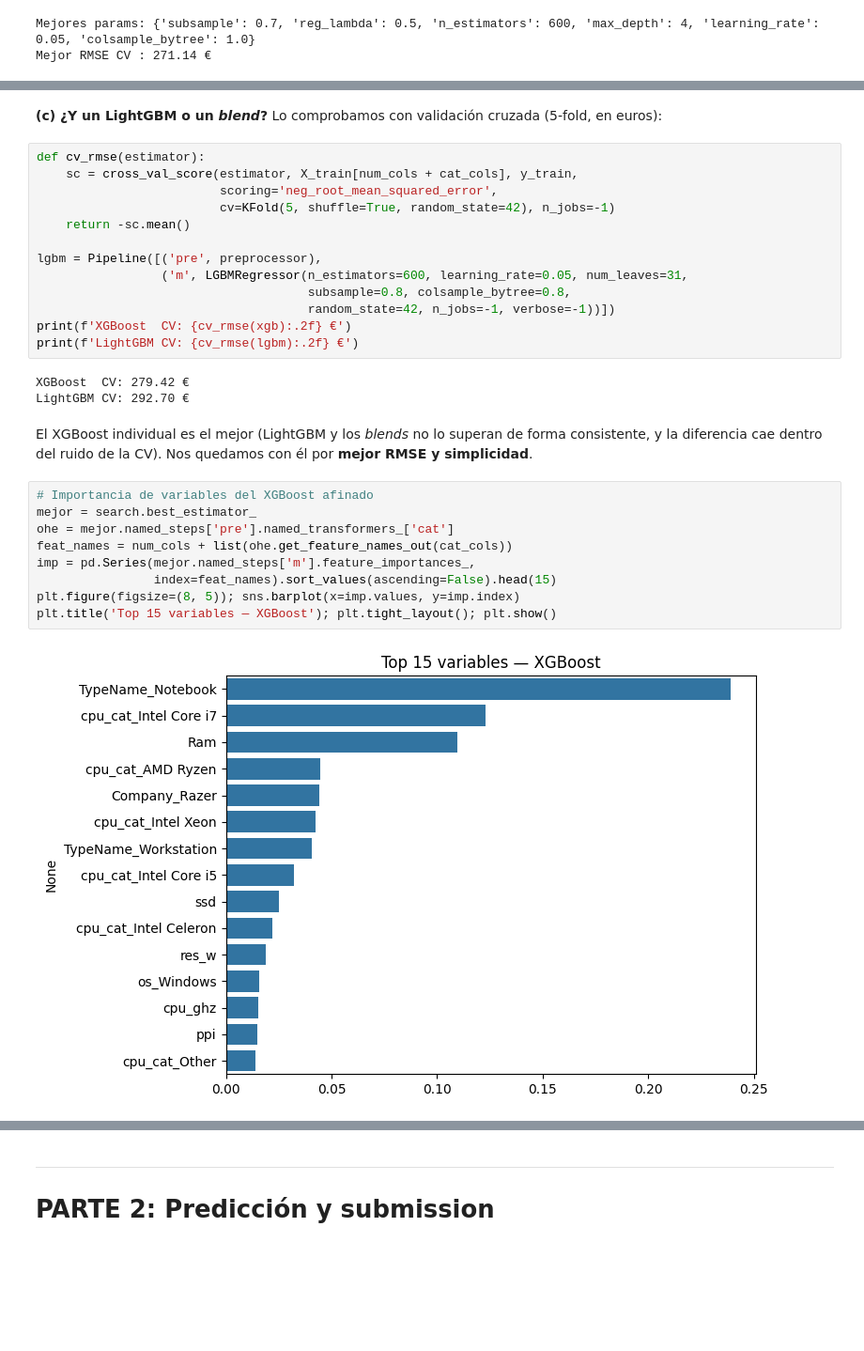
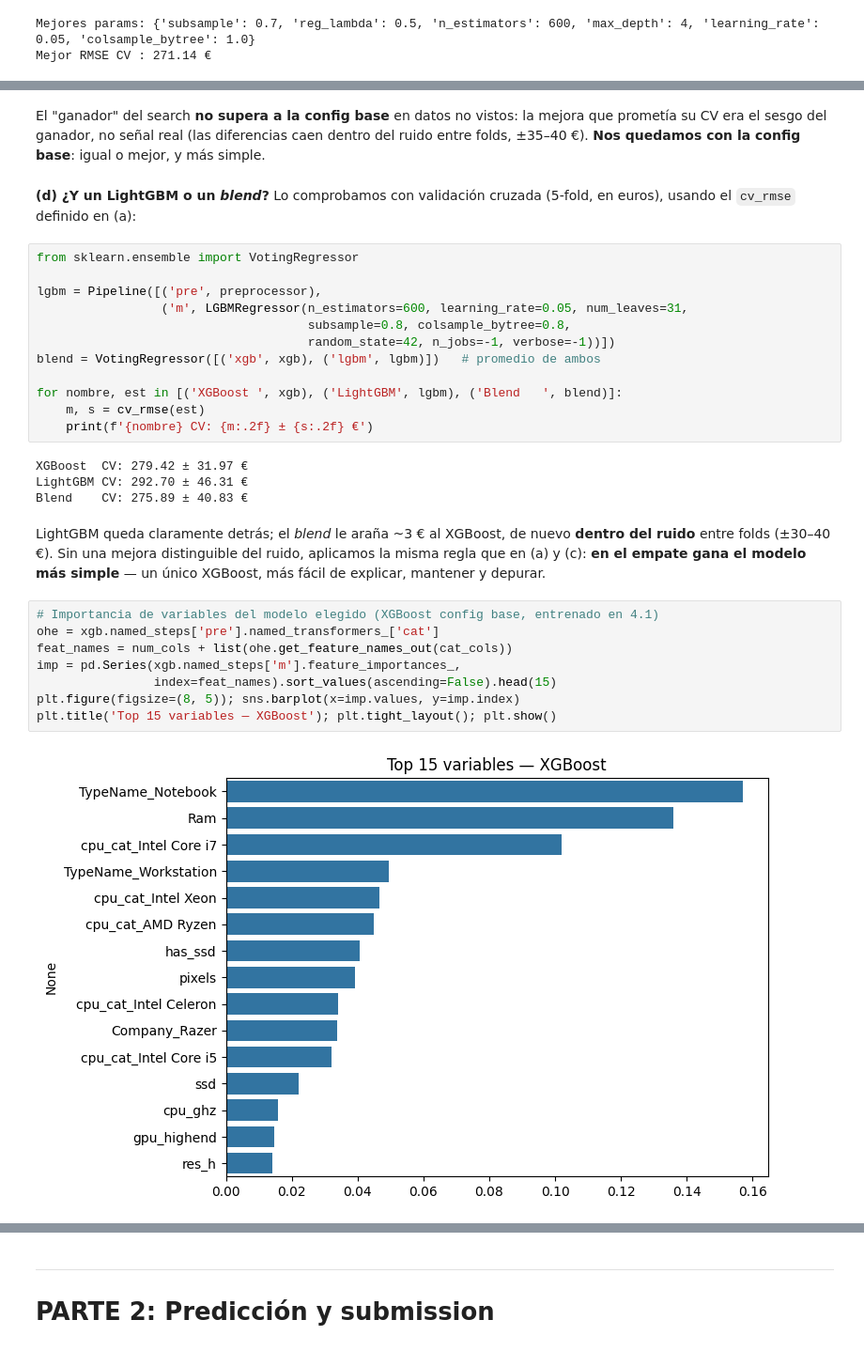
Before and after one commit to MCCFern/DS-Online-MiguelCoxon, a Jupyter notebook: Team_Challenges/TC_04_Sprint_12_Kaggle/03_submission_xgboost.ipynb, the cells around one changed output, grey strips where cells are left out. Shown at 94% size. Drawn from its saved outputs; the diff is of its cells as text; blank space fills up the shorter version.

```diff
--- a/Team_Challenges/TC_04_Sprint_12_Kaggle/03_submission_xgboost.ipynb
+++ b/Team_Challenges/TC_04_Sprint_12_Kaggle/03_submission_xgboost.ipynb
@@ -290,33 +317,34 @@ Mejor RMSE CV : 271.14 €
+# %% [markdown]
+El "ganador" del search **no supera a la config base** en datos no vistos: la mejora que prometía su CV era el sesgo del ganador, no señal real (las diferencias caen dentro del ruido entre folds, ±35–40 €). **Nos quedamos con la config base**: igual o mejor, y más simple.
 # %% [markdown]
-**(c) ¿Y un LightGBM o un *blend*?** Lo comprobamos con validación cruzada (5-fold, en euros):
+**(d) ¿Y un LightGBM o un *blend*?** Lo comprobamos con validación cruzada (5-fold, en euros), usando el `cv_rmse` definido en (a):
 # %%
-def cv_rmse(estimator):
-    sc = cross_val_score(estimator, X_train[num_cols + cat_cols], y_train,
-                         scoring='neg_root_mean_squared_error',
-                         cv=KFold(5, shuffle=True, random_state=42), n_jobs=-1)
-    return -sc.mean()
+from sklearn.ensemble import VotingRegressor
 
 lgbm = Pipeline([('pre', preprocessor),
                  ('m', LGBMRegressor(n_estimators=600, learning_rate=0.05, num_leaves=31,
                                      subsample=0.8, colsample_bytree=0.8,
                                      random_state=42, n_jobs=-1, verbose=-1))])
-print(f'XGBoost  CV: {cv_rmse(xgb):.2f} €')
-print(f'LightGBM CV: {cv_rmse(lgbm):.2f} €')
+blend = VotingRegressor([('xgb', xgb), ('lgbm', lgbm)])   # promedio de ambos
+
+for nombre, est in [('XGBoost ', xgb), ('LightGBM', lgbm), ('Blend   ', blend)]:
+    m, s = cv_rmse(est)
+    print(f'{nombre} CV: {m:.2f} ± {s:.2f} €')
 # %% [output]
-XGBoost  CV: 279.42 €
-LightGBM CV: 292.70 €
+XGBoost  CV: 279.42 ± 31.97 €
+LightGBM CV: 292.70 ± 46.31 €
+Blend    CV: 275.89 ± 40.83 €
 # %% [markdown]
-El XGBoost individual es el mejor (LightGBM y los *blends* no lo superan de forma consistente, y la diferencia cae dentro del ruido de la CV). Nos quedamos con él por **mejor RMSE y simplicidad**.
+LightGBM queda claramente detrás; el *blend* le araña ~3 € al XGBoost, de nuevo **dentro del ruido** entre folds (±30–40 €). Sin una mejora distinguible del ruido, aplicamos la misma regla que en (a) y (c): **en el empate gana el modelo más simple** — un único XGBoost, más fácil de explicar, mantener y depurar.
 # %%
-# Importancia de variables del XGBoost afinado
-mejor = search.best_estimator_
-ohe = mejor.named_steps['pre'].named_transformers_['cat']
+# Importancia de variables del modelo elegido (XGBoost config base, entrenado en 4.1)
+ohe = xgb.named_steps['pre'].named_transformers_['cat']
 feat_names = num_cols + list(ohe.get_feature_names_out(cat_cols))
-imp = pd.Series(mejor.named_steps['m'].feature_importances_,
+imp = pd.Series(xgb.named_steps['m'].feature_importances_,
                 index=feat_names).sort_values(ascending=False).head(15)
 plt.figure(figsize=(8, 5)); sns.barplot(x=imp.values, y=imp.index)
 plt.title('Top 15 variables — XGBoost'); plt.tight_layout(); plt.show()
 # %% [output]
-[figure, old version]
+[figure, new version]
 # %% [markdown]
 ## 5. Reentrenamiento sobre todos los datos de `train.csv`
```
Also changed, not shown: parts of 11 cells of this notebook, 6 other files.
